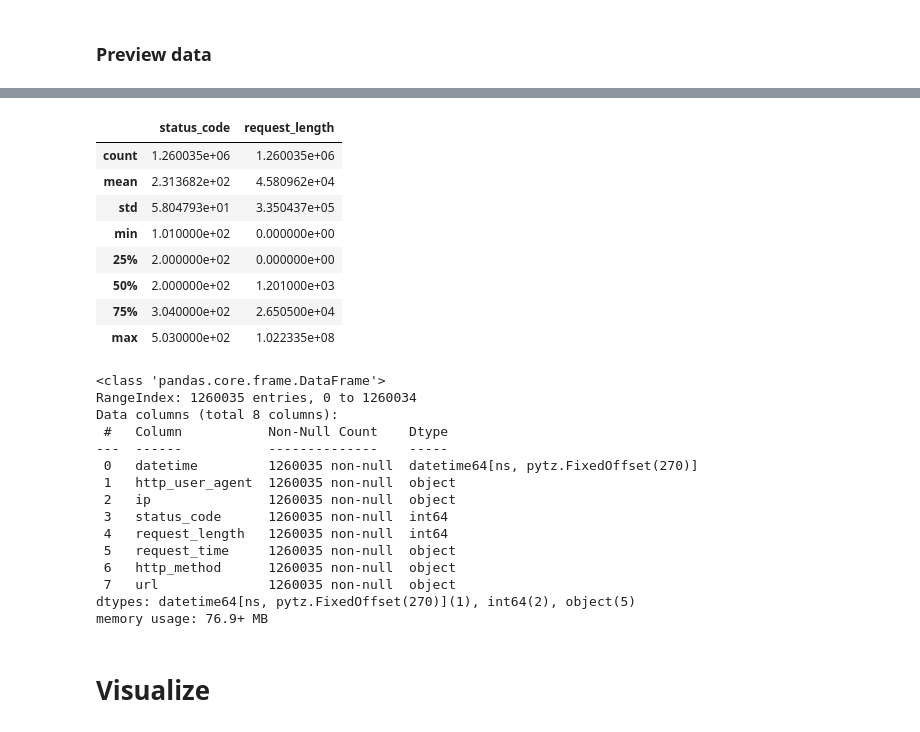
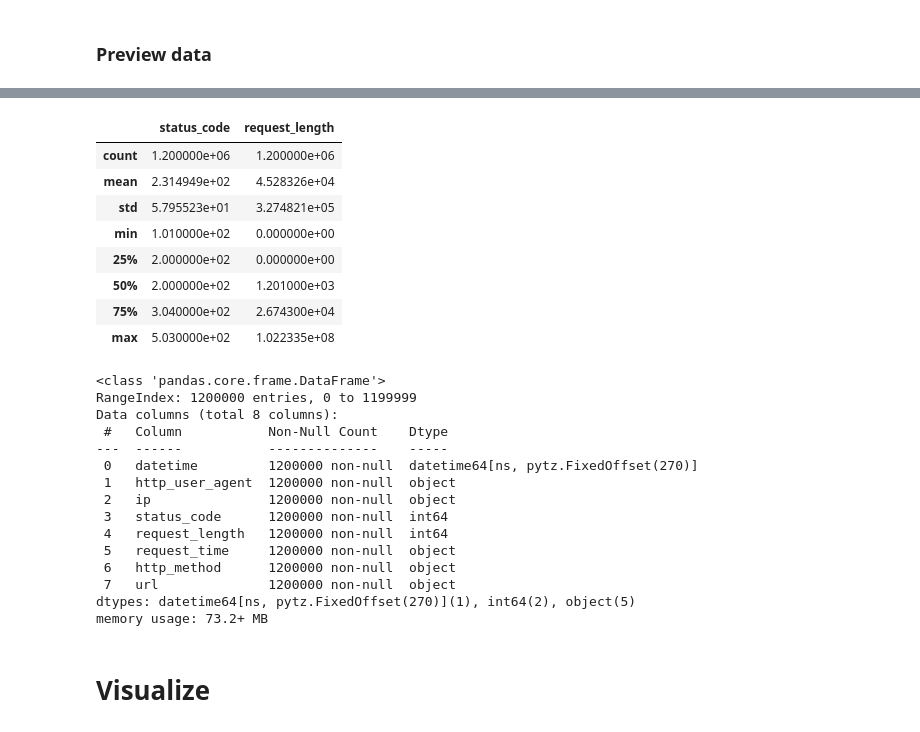
Before and after one commit to arman-aminian/network-anomaly-detection, a Jupyter notebook: Network Anomaly Detection.ipynb, the cells around one changed output, grey strips where cells are left out. Saved outputs shown, nothing was run; the diff lists cells and outputs as text; code cells hidden in the pictures.

```diff
--- a/Network Anomaly Detection.ipynb
+++ b/Network Anomaly Detection.ipynb
@@ -1,3 +3,5 @@
+# %%
+TRAIN_SIZE = 1200000
 # %% [markdown]
 # Packages
 # %%
@@ -17,3 +21,6 @@ from sklearn.preprocessing import MinMaxScaler
 # Dataset
 # %%
 df = pd.read_json('../result.json')
+# %%
+train = df[:TRAIN_SIZE]
+valid = df[TRAIN_SIZE:]
@@ -67,35 +78,35 @@ df.head()
 | 3 | 2021-05-12 05:06:00+04:30 | [[Linux, Android 6.0, CAM-L21], [... | 35.108.208.99 | 200 | 23531 | 20 | Get | images/fav_icon2.ico |
 | 4 | 2021-05-12 05:06:00+04:30 | [[Linux, Android 6.0.1, SAMSUNG S... | 35.110.222.153 | 200 | 4680 | 8 | Get | images/sanjagh_logo_purpule5.png |
 # %%
-df.describe()
+train.describe()
 # %% [output]
 |  | status_code | request_length |
-| count | 1.260035e+06 | 1.260035e+06 |
-| mean | 2.313682e+02 | 4.580962e+04 |
-| std | 5.804793e+01 | 3.350437e+05 |
+| count | 1.200000e+06 | 1.200000e+06 |
+| mean | 2.314949e+02 | 4.528326e+04 |
+| std | 5.795523e+01 | 3.274821e+05 |
 | min | 1.010000e+02 | 0.000000e+00 |
 | 25% | 2.000000e+02 | 0.000000e+00 |
 | 50% | 2.000000e+02 | 1.201000e+03 |
-| 75% | 3.040000e+02 | 2.650500e+04 |
+| 75% | 3.040000e+02 | 2.674300e+04 |
 | max | 5.030000e+02 | 1.022335e+08 |
 # %%
-df.info()
+train.info()
 # %% [output]
 <class 'pandas.core.frame.DataFrame'>
-RangeIndex: 1260035 entries, 0 to 1260034
+RangeIndex: 1200000 entries, 0 to 1199999
 Data columns (total 8 columns):
  #   Column           Non-Null Count    Dtype
 ---  ------           --------------    -----
- 0   datetime         1260035 non-null  datetime64[ns, pytz.FixedOffset(270)]
- 1   http_user_agent  1260035 non-null  object
- 2   ip               1260035 non-null  object
- 3   status_code      1260035 non-null  int64
- 4   request_length   1260035 non-null  int64
- 5   request_time     1260035 non-null  object
- 6   http_method      1260035 non-null  object
- 7   url              1260035 non-null  object
+ 0   datetime         1200000 non-null  datetime64[ns, pytz.FixedOffset(270)]
+ 1   http_user_agent  1200000 non-null  object
+ 2   ip               1200000 non-null  object
+ 3   status_code      1200000 non-null  int64
+ 4   request_length   1200000 non-null  int64
+ 5   request_time     1200000 non-null  object
+ 6   http_method      1200000 non-null  object
+ 7   url              1200000 non-null  object
 dtypes: datetime64[ns, pytz.FixedOffset(270)](1), int64(2), object(5)
-memory usage: 76.9+ MB
+memory usage: 73.2+ MB
 # %% [markdown]
 # Visualize
 # %%
```
Also changed, not shown: parts of 18 cells of this notebook.
